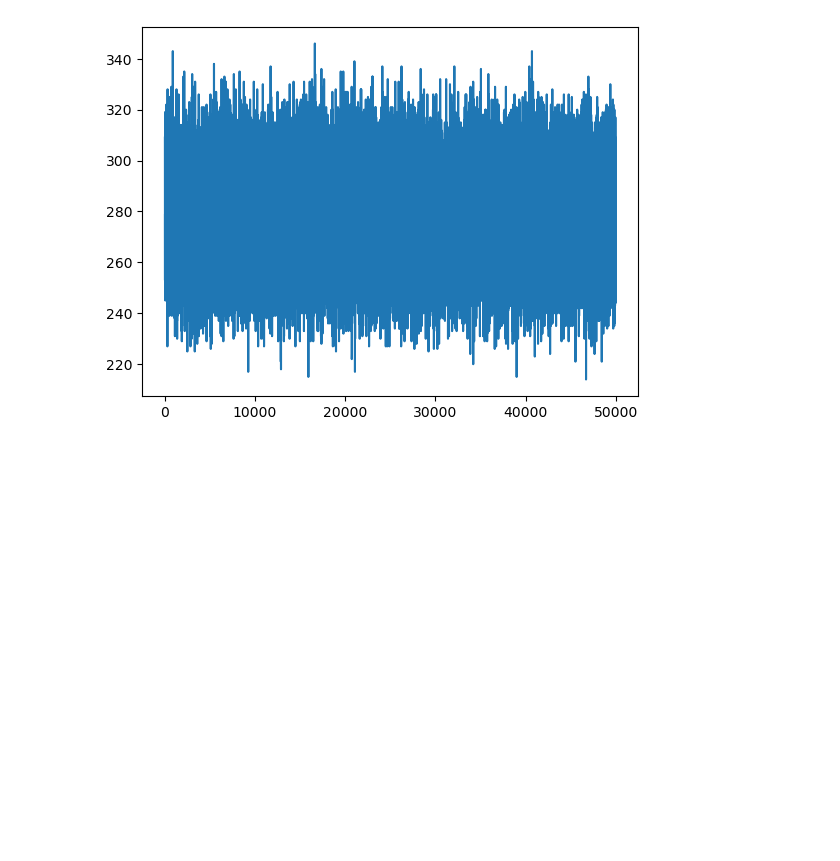
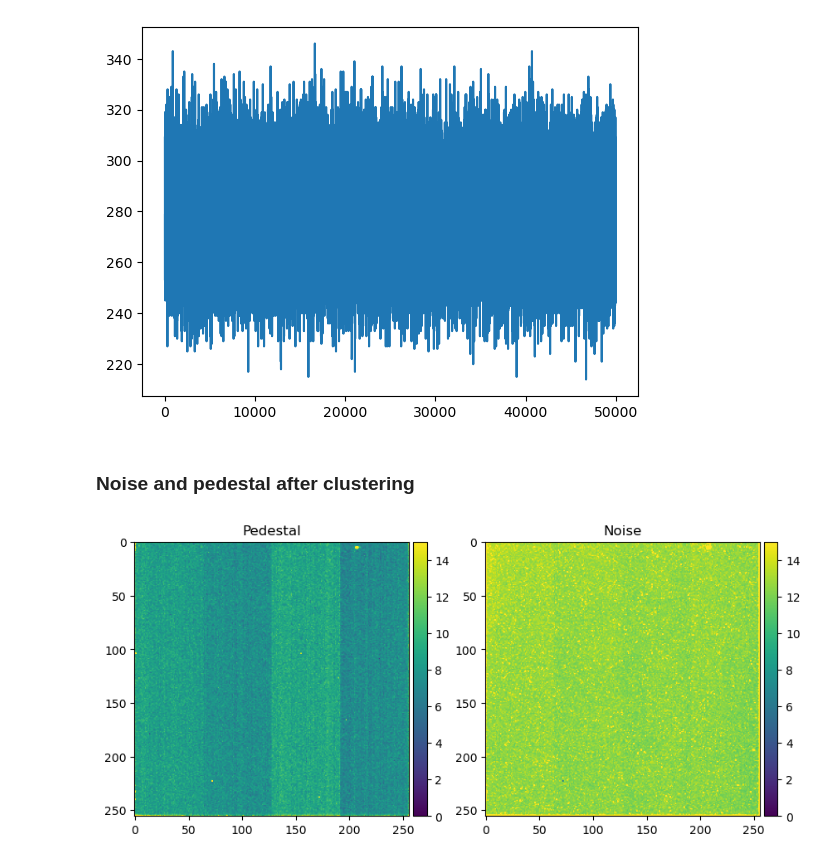
Before and after one commit to slsdetectorgroup/aare-notebooks, a Jupyter notebook: 12-Writing_clusters_to_file.ipynb, the cells around one changed output. Saved outputs shown, nothing was run; the diff lists cells and outputs as text; code cells hidden in the pictures; blank space fills up the shorter version.

Commit message:
added pedestal and noise

```diff
--- a/12-Writing_clusters_to_file.ipynb
+++ b/12-Writing_clusters_to_file.ipynb
@@ -120,3 +120,23 @@ ax.plot(clusters_per_frame[frame_numbers.argsort()])
 # %% [output]
 [<matplotlib.lines.Line2D at 0x...>]
 [figure]
+# %% [markdown]
+### Noise and pedestal after clustering
+# %%
+fig, axs = plt.subplots(1,2, figsize = (10,5))
+
+im = axs[0].imshow(cf.pedestal)
+im.set_clim(4000,6000)
+axs[0].set_title('Pedestal')
+
+
+im = axs[1].imshow(cf.noise)
+im.set_clim(0,15)
+axs[1].set_title('Noise')
+
+for ax in axs:
+    divider = make_axes_locatable(ax)
+    cax = divider.append_axes("right", size="5%", pad=0.05)
+    plt.colorbar(im, cax=cax)
+# %% [output]
+[figure, added]
```
Also changed, not shown: parts of 3 cells of this notebook.
